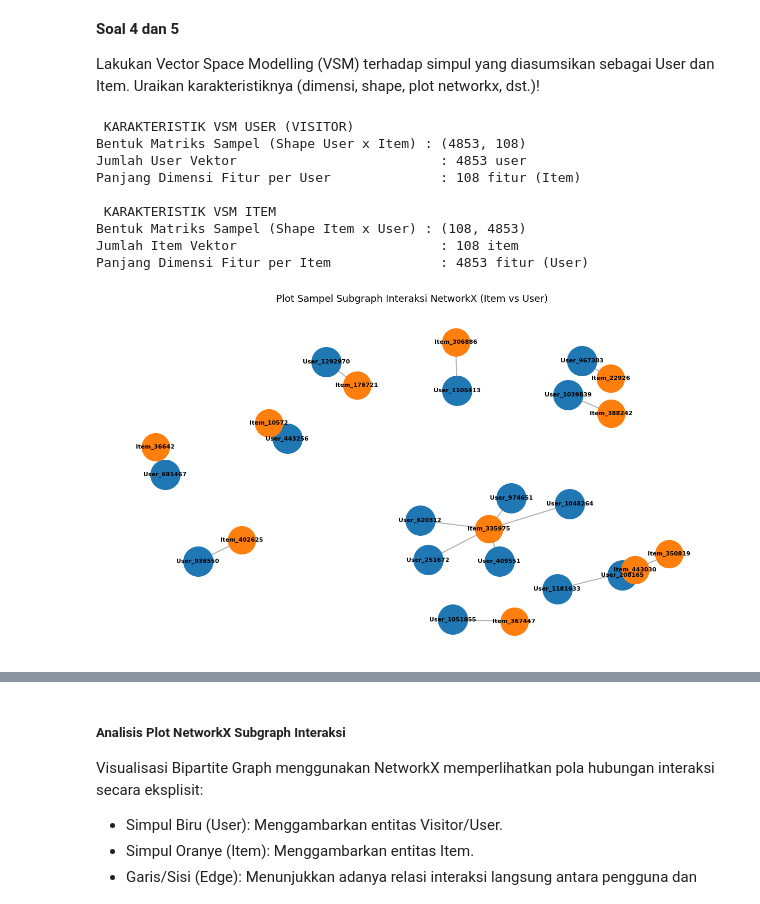
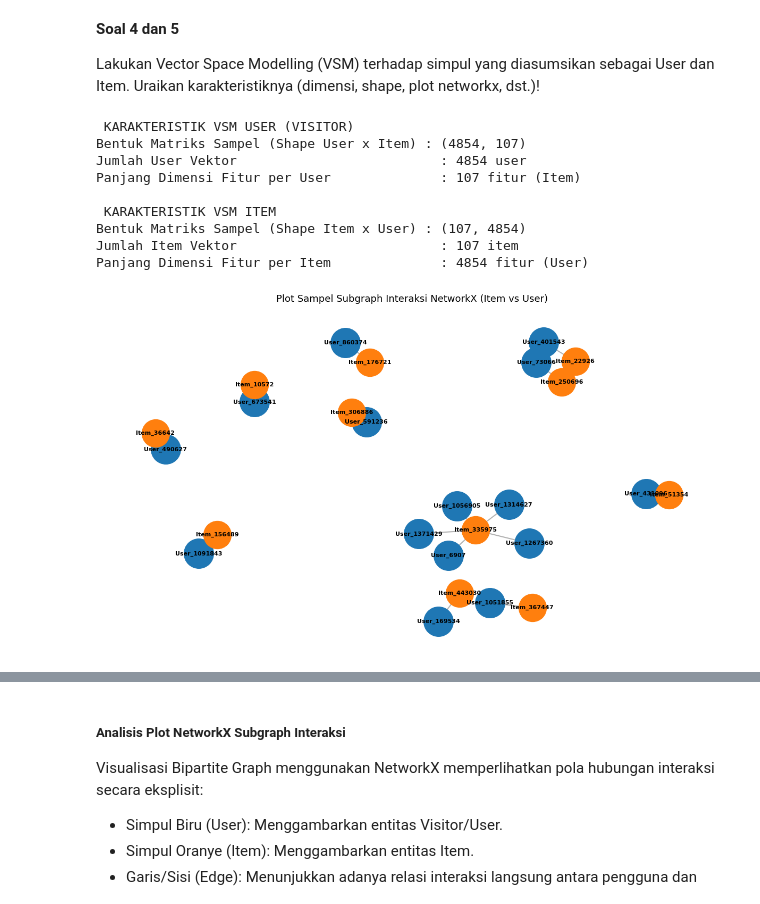
Before and after one commit to Tatya17/UTS-GSD-Ruthtatia-Grace-Astridia, a Jupyter notebook: UTS_Ruthtatia Grace.ipynb, the cells around one changed output, grey strips where cells are left out. Drawn from its saved outputs; the diff is of its cells as text; code cells hidden in the pictures.

```diff
--- a/UTS_Ruthtatia Grace.ipynb
+++ b/UTS_Ruthtatia Grace.ipynb
@@ -101,7 +131,7 @@ from tqdm import tqdm
 
 URI = "neo4j://127.0.0.1:7687"
 AUTH = ("neo4j", "12345678")
-csv_file_path = "events_filtered.csv"
+csv_file_path = "events_P1_training.csv"
 
 # Buat constraint
 def create_constraints(session):
@@ -133,21 +163,22 @@ def import_batch(tx, batch):
     """
     tx.run(cypher_query, batch=batch)
 
-# Eksekusi Import
+# Eksekusi import
 driver = GraphDatabase.driver(URI, auth=AUTH)
 batch_size = 10000
 
-df = pd.read_csv(csv_file_path)
-total_rows = len(df)
+print(f"membaca file data dari: {csv_file_path}")
+with open(csv_file_path, "r", encoding="utf-8") as f:
+    total_rows = sum(1 for _ in f) - 1
+
 total_chunks = (total_rows // batch_size) + 1
 
 with driver.session() as session:
     create_constraints(session)
-    print(f"Membaca file data dari: {csv_file_path}")
     chunks = pd.read_csv(csv_file_path, chunksize=batch_size)
 
-    print("Memulai proses impor data ke Neo4j...")
-    for chunk in tqdm(chunks, total=total_chunks, desc="Mengimpor Batch Data"):
+    print("mulai proses impor data ke Neo4j")
+    for chunk in tqdm(chunks, total=total_chunks, desc="impor batch data"):
         chunk["transactionid"] = chunk["transactionid"].fillna("").astype(str)
         records = chunk.to_dict(orient="records")
         session.execute_write(import_batch, records)
@@ -303,41 +341,42 @@ df_sample = df_interactions.sample(n=min(15, len(df_interactions)), random_state
 
 G = nx.Graph()
 for _, row in df_sample.iterrows():
     v_node = f"User_{row['visitorId']}"
     i_node = f"Item_{row['itemId']}"
     G.add_node(v_node, bipartite=0)
     G.add_node(i_node, bipartite=1)
     G.add_edge(v_node, i_node, weight=row['weight'])
 
 visitors = [n for n, d in G.nodes(data=True) if d['bipartite'] == 0]
 items = [n for n, d in G.nodes(data=True) if d['bipartite'] == 1]
 
 pos = nx.spring_layout(G, k=0.5, seed=42)
 
 # Gambar Simpul User (Biru)
-nx.draw_networkx_nodes(G, pos, nodelist=visitors, node_color='#1f77b4', node_size=1600)
+nx.draw_networkx_nodes(G, pos,
+ nodelist=visitors, node_color='#1f77b4', node_size=1600)
 # Gambar Simpul Item (Oranye)
 nx.draw_networkx_nodes(G, pos, nodelist=items, node_color='#ff7f0e', node_size=1400)
 # Gambar Garis Penghubung
 nx.draw_networkx_edges(G, pos, alpha=0.6, edge_color='gray', width=1.5)
 # Tampilkan Label Nama Node
 nx.draw_networkx_labels(G, pos, font_size=8, font_weight='bold', font_color='black')
 
 plt.title("Plot Sampel Subgraph Interaksi NetworkX (Item vs User)", fontsize=13, pad=15)
 plt.axis('off')
 plt.tight_layout()
 plt.show()
 # %% [output]
  KARAKTERISTIK VSM USER (VISITOR)
-Bentuk Matriks Sampel (Shape User x Item) : (4853, 108)
-Jumlah User Vektor                          : 4853 user
-Panjang Dimensi Fitur per User              : 108 fitur (Item)
+Bentuk Matriks Sampel (Shape User x Item) : (4854, 107)
+Jumlah User Vektor                          : 4854 user
+Panjang Dimensi Fitur per User              : 107 fitur (Item)
 
  KARAKTERISTIK VSM ITEM
-Bentuk Matriks Sampel (Shape Item x User) : (108, 4853)
-Jumlah Item Vektor                          : 108 item
-Panjang Dimensi Fitur per Item              : 4853 fitur (User)
+Bentuk Matriks Sampel (Shape Item x User) : (107, 4854)
+Jumlah Item Vektor                          : 107 item
+Panjang Dimensi Fitur per Item              : 4854 fitur (User)
-[figure, old version]
+[figure, new version]
 # %% [markdown]
 ##### **4 & 5. Vector Space Modelling (VSM) User dan Item**
 
```
Also changed, not shown: parts of 24 cells of this notebook, 1 other file.
